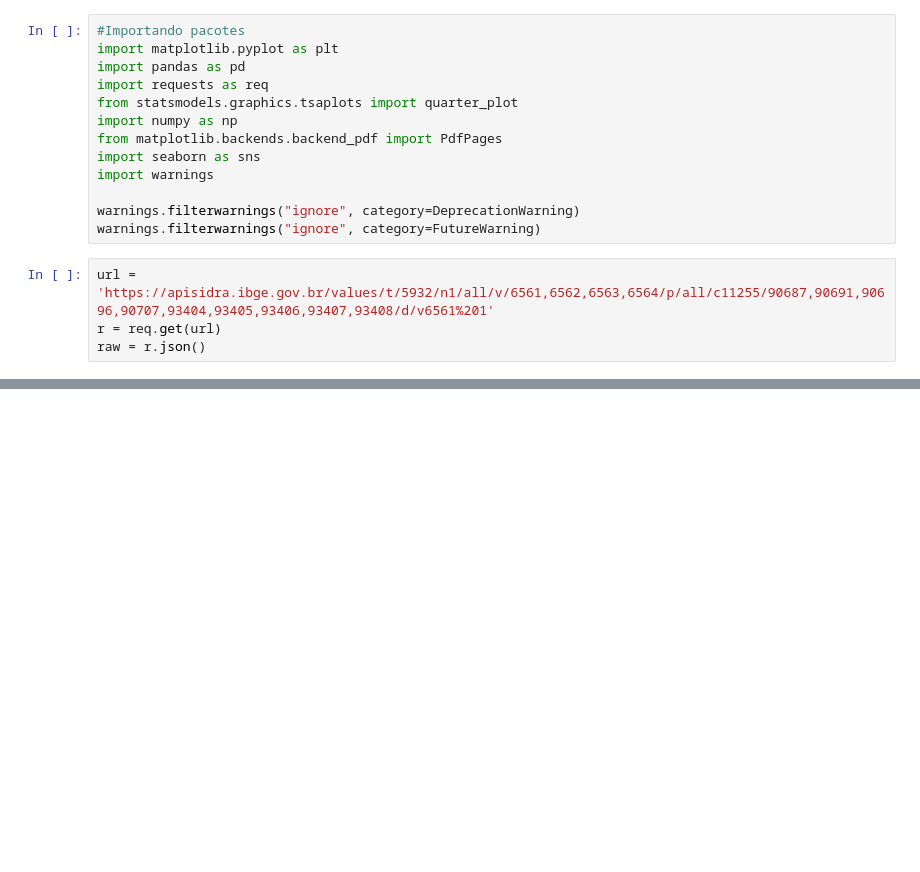
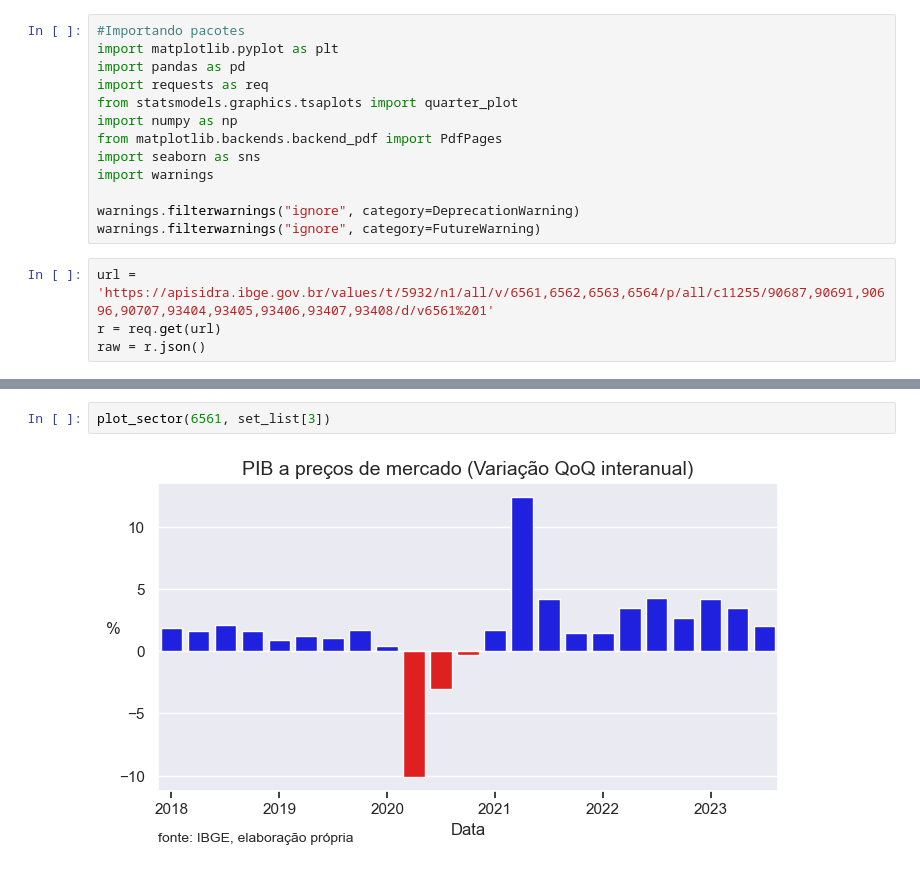
Before and after one commit to MarceloMatsuura/Analise-de-dados-IBGE, a Jupyter notebook: gdp_analise.ipynb, the cells around one changed output, grey strips where cells are left out. Saved outputs shown, nothing was run; the diff lists cells and outputs as text; blank space fills up the shorter version.

```diff
--- a/gdp_analise.ipynb
+++ b/gdp_analise.ipynb
@@ -111,0 +119,4 @@ plot_sector(6561, set_list[0])
+# %%
+plot_sector(6561, set_list[3])
+# %% [output]
+[figure, added]
```
Also changed, not shown: parts of 21 cells of this notebook.
